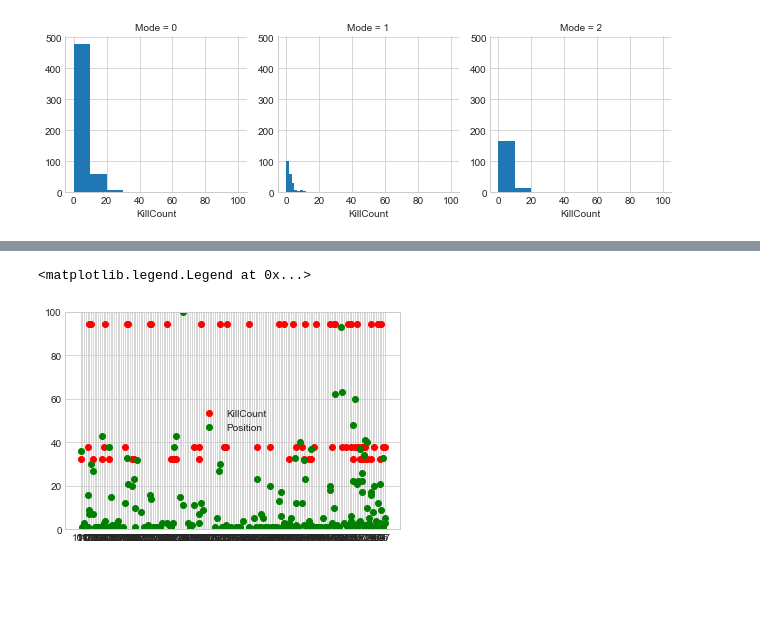
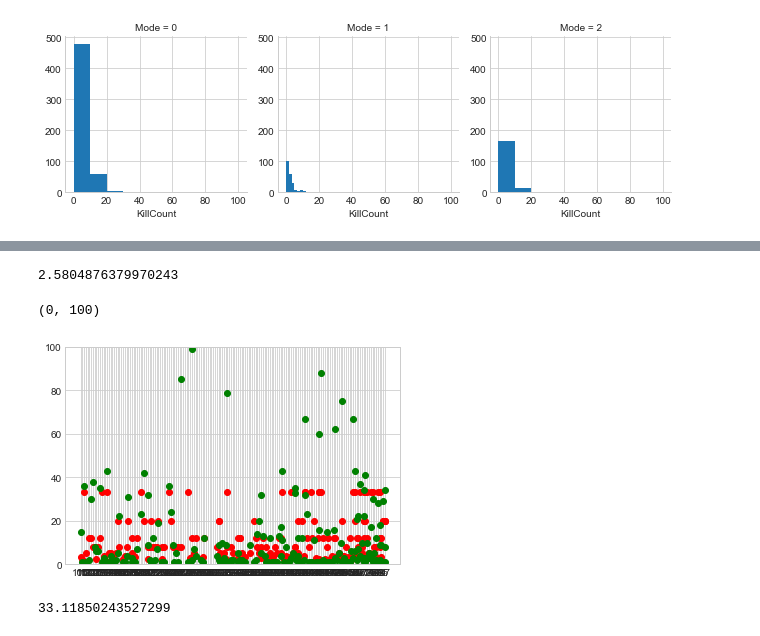
Before and after one commit to Justin1st/Fortnite_Heatmap, a Jupyter notebook: CombinedData Analysis.ipynb, the cells around one changed output, grey strips where cells are left out. Saved outputs shown, nothing was run; the diff lists cells and outputs as text; code cells hidden in the pictures; blank space fills up the shorter version.

```diff
--- a/CombinedData Analysis.ipynb
+++ b/CombinedData Analysis.ipynb
@@ -136,6 +178,5 @@ def func(x, a, b, c):
 # %%
 plt.plot(X_train, Y_train, 'b-', label='data')
-popt, pcov = curve_fit(func, X_train, Y_train)
 
 plt.plot(X_train, func(X_train, *popt), 'r-',
          label='fit: a=%5.3f, b=%5.3f, c=%5.3f' % tuple(popt))
@@ -154,4 +195,4 @@ array([31.85740778,  0.58023819,  2.34111096])
 # %%
-yhat = popt[0]+ popt[1]*np.exp(popt[2] * X_test)
+yhat = popt[2]+ popt[0]*np.exp(-popt[1] * X_test)
 # %%
 res = yhat -Y_test
@@ -164,8 +217,15 @@ plt.ylim(-1,65)
+# %%
+np.mean(relativeRes)
+# %% [output]
+2.5804876379970243
 # %%
 plt.plot(yhat, 'ro')
 plt.plot(Y_test, 'go')
 plt.ylim(0,100)
-plt.legend(loc= 'best')
 # %% [output]
-<matplotlib.legend.Legend at 0x...>
+(0, 100)
-[figure, old version]
+[figure, new version]
+# %%
+np.max(yhat)
+# %% [output]
+33.11850243527299
```
Also changed, not shown: parts of 17 cells of this notebook, 1 other file.
